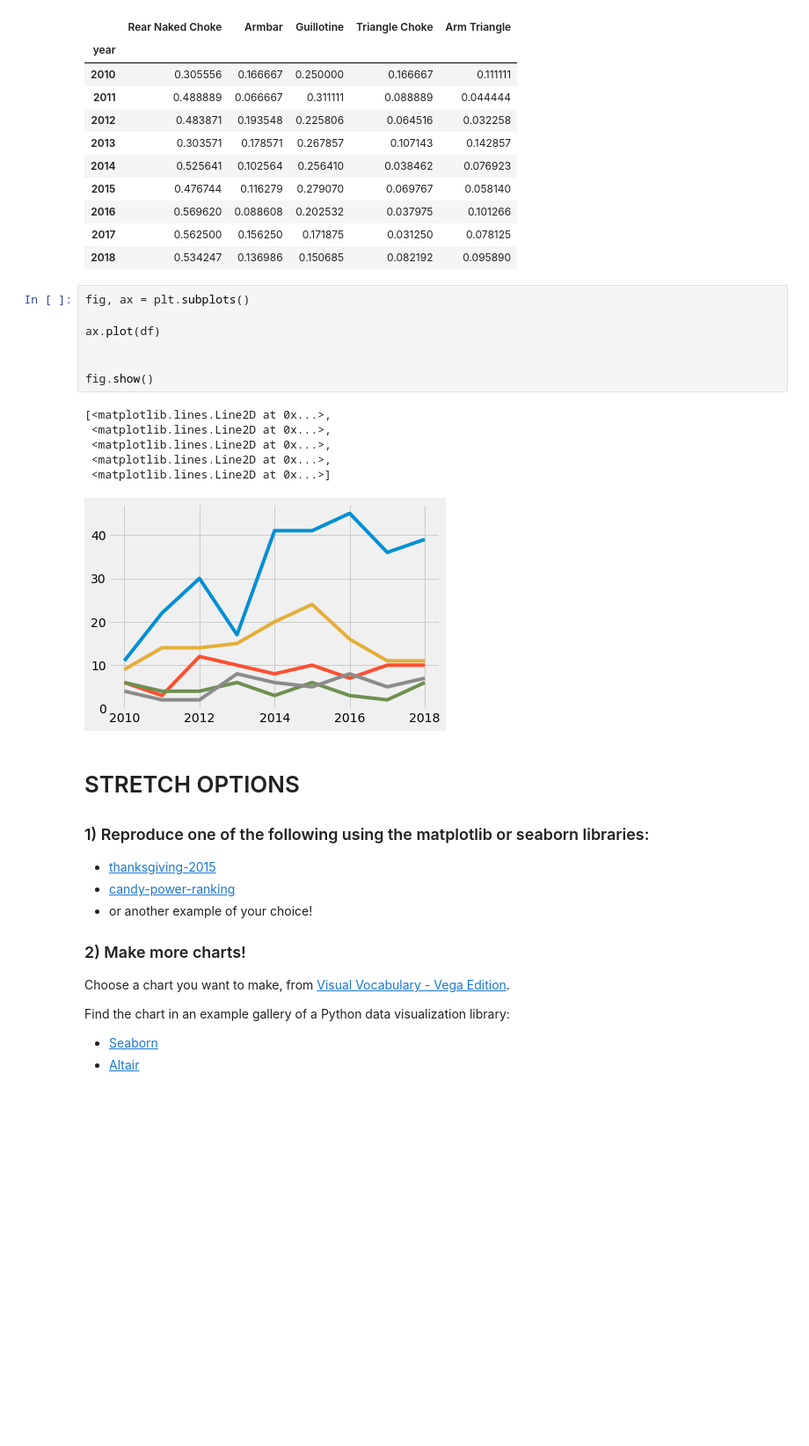
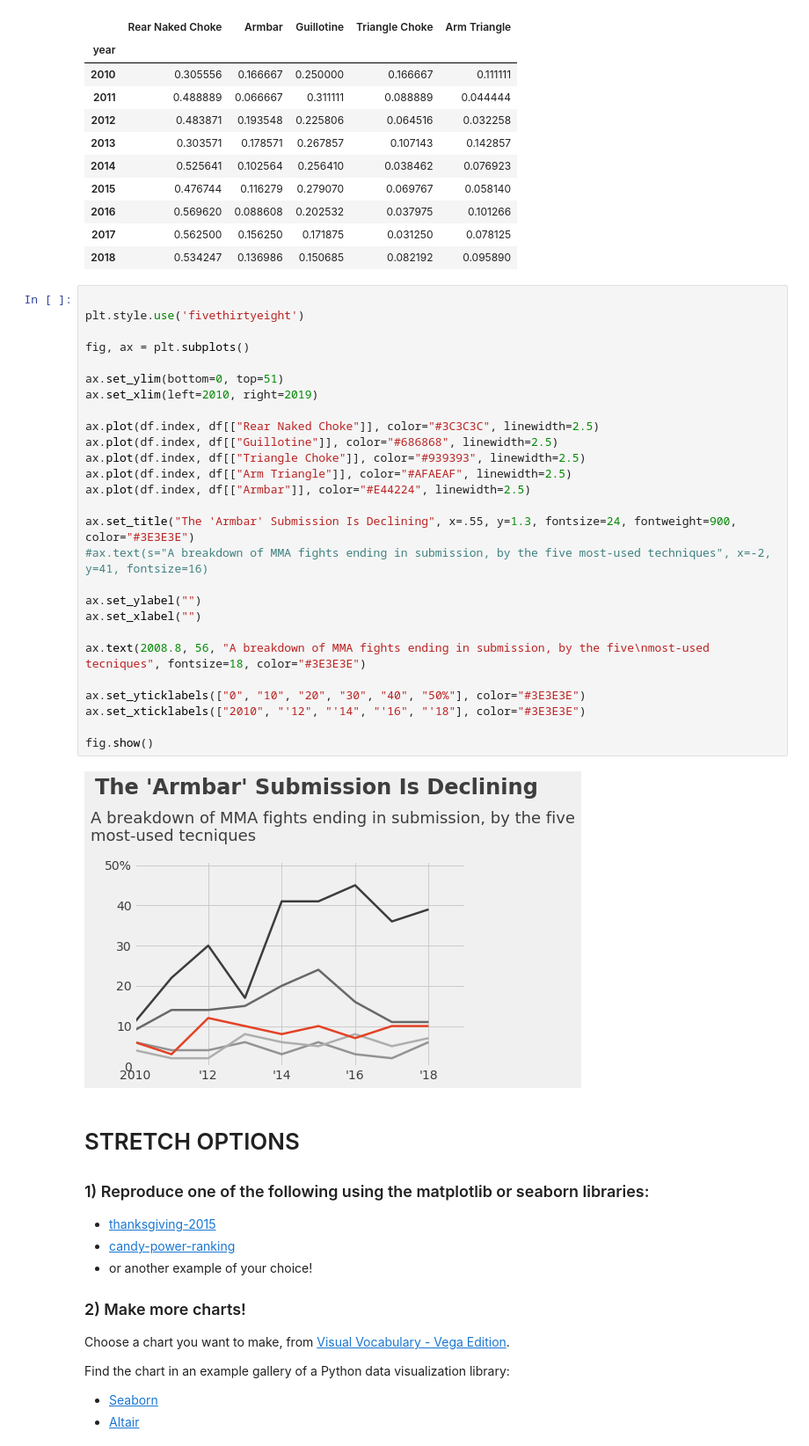
Before and after one commit to ekoly/DS-Unit-1-Sprint-1-Data-Wrangling-and-Storytelling, a Jupyter notebook: module4-make-explanatory-visualizations/LS_DS_114_Make_Explanatory_Visualizations_Assignment.ipynb, the cells around one changed output. Shown at 88% size. Drawn from its saved outputs; the diff is of its cells as text; blank space fills up the shorter version.

```diff
--- a/module4-make-explanatory-visualizations/LS_DS_114_Make_Explanatory_Visualizations_Assignment.ipynb
+++ b/module4-make-explanatory-visualizations/LS_DS_114_Make_Explanatory_Visualizations_Assignment.ipynb
@@ -127,20 +127,35 @@ df.div(df.sum(axis=1), axis=0)
 | 2016 | 0.569620 | 0.088608 | 0.202532 | 0.037975 | 0.101266 |
 | 2017 | 0.562500 | 0.156250 | 0.171875 | 0.031250 | 0.078125 |
 | 2018 | 0.534247 | 0.136986 | 0.150685 | 0.082192 | 0.095890 |
-# %%
-fig, ax = plt.subplots()
-
-ax.plot(df)
-
-
-fig.show()
-# %% [output]
-[<matplotlib.lines.Line2D at 0x...>,
- <matplotlib.lines.Line2D at 0x...>,
- <matplotlib.lines.Line2D at 0x...>,
- <matplotlib.lines.Line2D at 0x...>,
- <matplotlib.lines.Line2D at 0x...>]
-[figure, removed]
+# %%
+
+plt.style.use('fivethirtyeight')
+
+fig, ax = plt.subplots()
+
+ax.set_ylim(bottom=0, top=51)
+ax.set_xlim(left=2010, right=2019)
+
+ax.plot(df.index, df[["Rear Naked Choke"]], color="#3C3C3C", linewidth=2.5)
+ax.plot(df.index, df[["Guillotine"]], color="#686868", linewidth=2.5)
+ax.plot(df.index, df[["Triangle Choke"]], color="#939393", linewidth=2.5)
+ax.plot(df.index, df[["Arm Triangle"]], color="#AFAEAF", linewidth=2.5)
+ax.plot(df.index, df[["Armbar"]], color="#E44224", linewidth=2.5)
+
+ax.set_title("The 'Armbar' Submission Is Declining", x=.55, y=1.3, fontsize=24, fontweight=900, color="#3E3E3E")
+#ax.text(s="A breakdown of MMA fights ending in submission, by the five most-used techniques", x=-2, y=41, fontsize=16)
+
+ax.set_ylabel("")
+ax.set_xlabel("")
+
+ax.text(2008.8, 56, "A breakdown of MMA fights ending in submission, by the five\nmost-used tecniques", fontsize=18, color="#3E3E3E")
+
+ax.set_yticklabels(["0", "10", "20", "30", "40", "50%"], color="#3E3E3E")
+ax.set_xticklabels(["2010", "'12", "'14", "'16", "'18"], color="#3E3E3E")
+
+fig.show()
+# %% [output]
+[figure, added]
 # %% [markdown]
 # STRETCH OPTIONS
 
```
